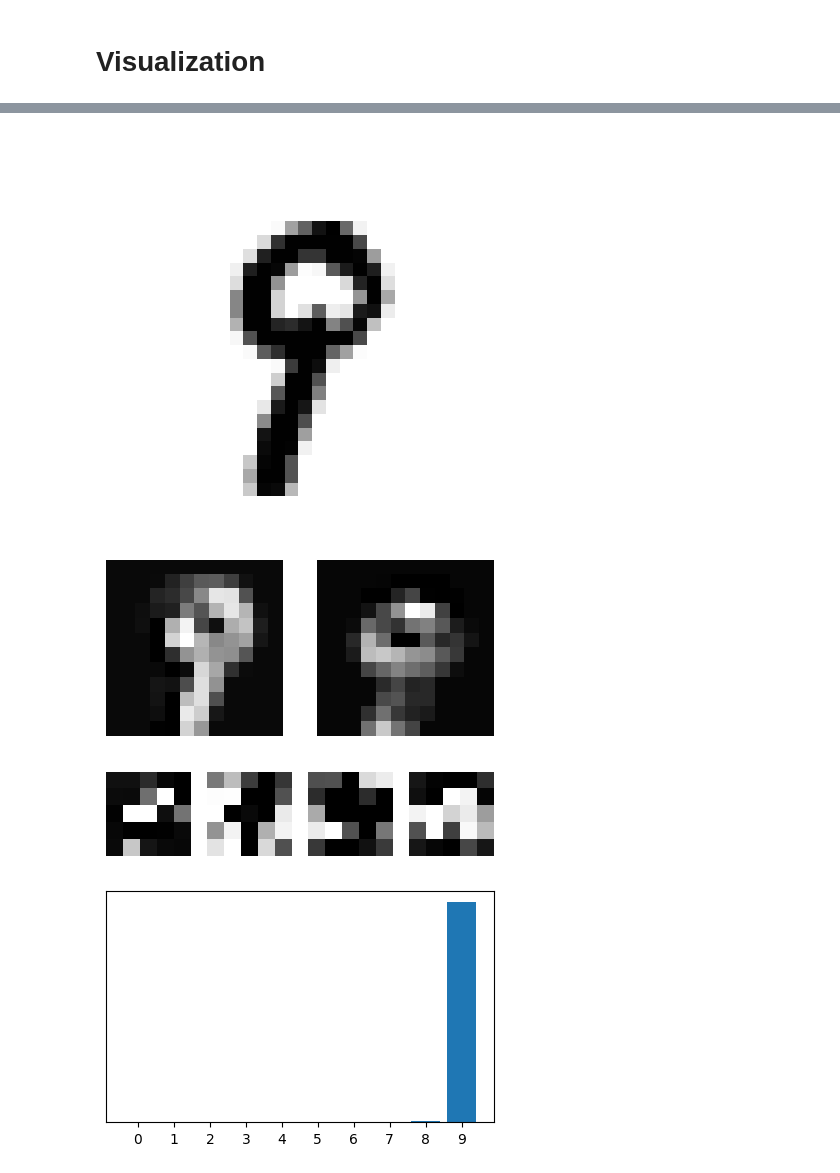
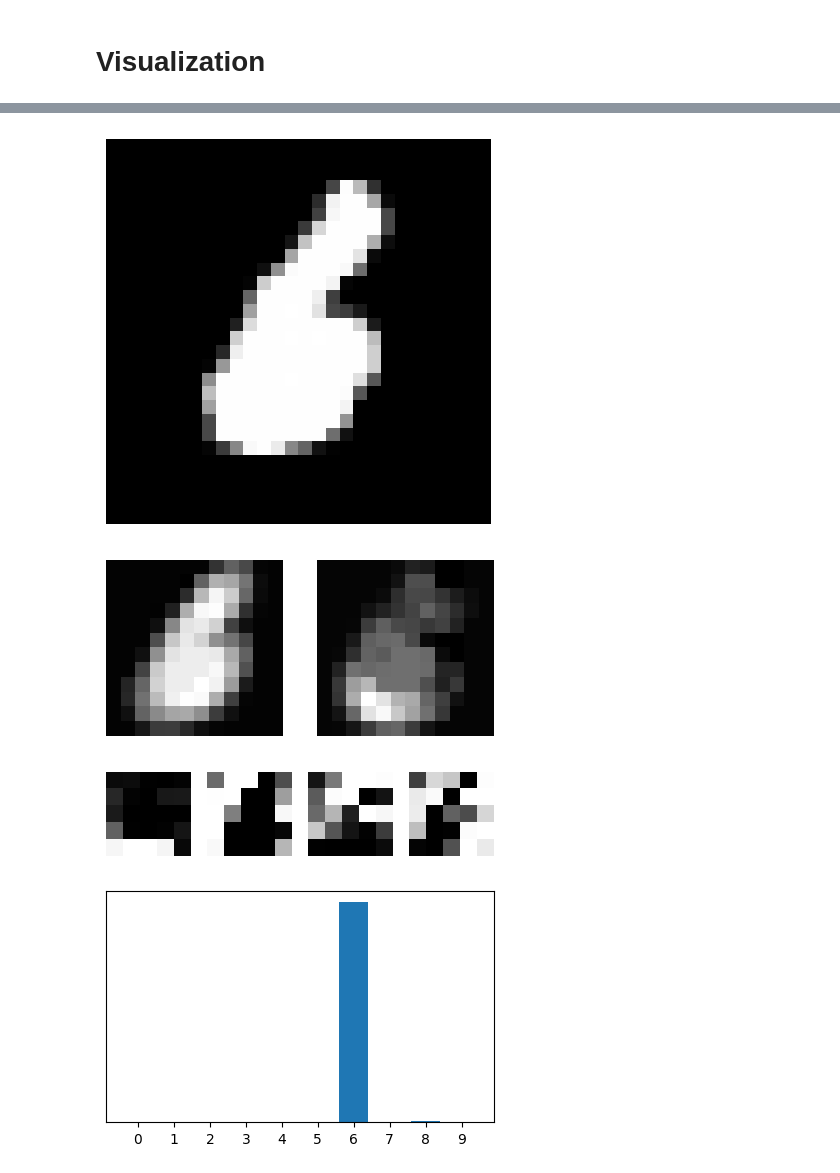
Before and after one commit to yuvalm11/mnist-vae, a Jupyter notebook: tiny_cnn.ipynb, the cells around one changed output, grey strips where cells are left out. Saved outputs shown, nothing was run; the diff lists cells and outputs as text; code cells hidden in the pictures.

```diff
--- a/tiny_cnn.ipynb
+++ b/tiny_cnn.ipynb
@@ -12,7 +12,6 @@ import matplotlib.pyplot as plt
 # %%
 transform = transforms.Compose([
     transforms.ToTensor(),
-    lambda x: -1*x
 ])
 
 train_data = datasets.MNIST(root="./data", train=True, transform=transform, download=True)
@@ -141,5 +137,5 @@ for i in range(10):
 # %%
-inp = inputs[9]
+inp = inputs[6]
 
 layer_1 = model.conv1(inp)
 layer_1 = torch.relu(layer_1)
@@ -149,34 +145,34 @@ layer_2 = model.conv2(layer_1)
 layer_2 = torch.sigmoid(layer_2)
 layer_2 = torch.max_pool2d(layer_2, 2)
 
 layer_3 = layer_2.view(-1, 100)
 layer_3 = model.fc(layer_3)
 layer_3 = torch.softmax(layer_3, dim=1)
 
 plt.figure(figsize=(5,5))
 plt.imshow(inp.squeeze().numpy(), cmap="gray")
 plt.axis("off")
 
 plt.figure(figsize=(5, 3))
 for i in range(2):
     plt.subplot(1, 2, i+1)
     plt.imshow(layer_1.squeeze()[i].detach().numpy(), cmap="gray")
     plt.axis("off")
 
 plt.figure(figsize=(5, 3))
 for i in range(4):
     plt.subplot(1, 4, i+1)
     plt.imshow(layer_2.squeeze()[i].detach().numpy(), cmap="gray")
     plt.axis("off")
 
 plt.figure(figsize=(5, 3))
 plt.bar(range(10), layer_3.squeeze().detach().numpy())
 plt.xticks(range(10))
 plt.yticks([])
 
 plt.show()
 # %% [output]
-[figure, old version]
+[figure, new version]
-[figure, old version]
+[figure, new version]
-[figure, old version]
+[figure, new version]
-[figure, old version]
+[figure, new version]
```
Also changed, not shown: parts of 3 cells of this notebook, 5 other files.
